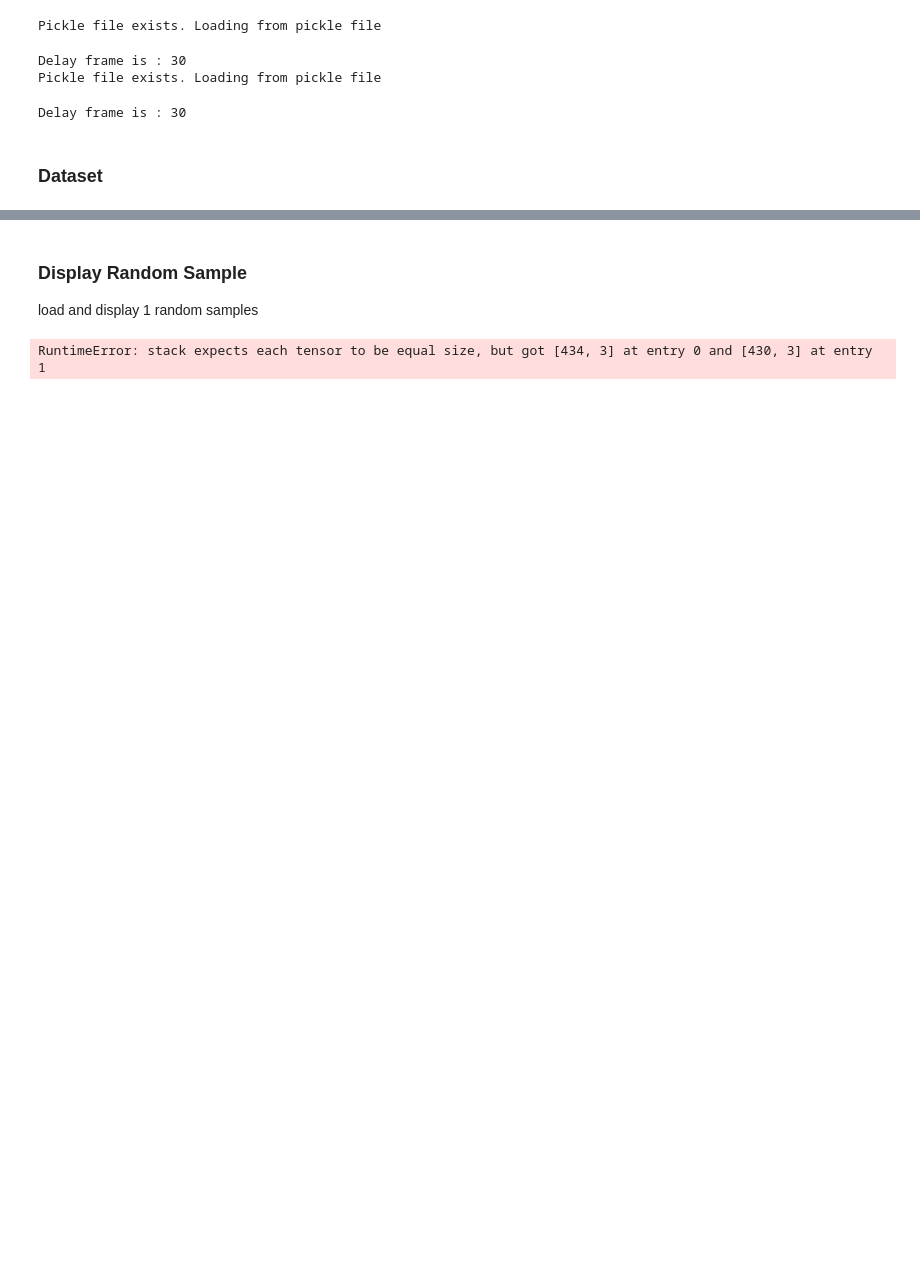
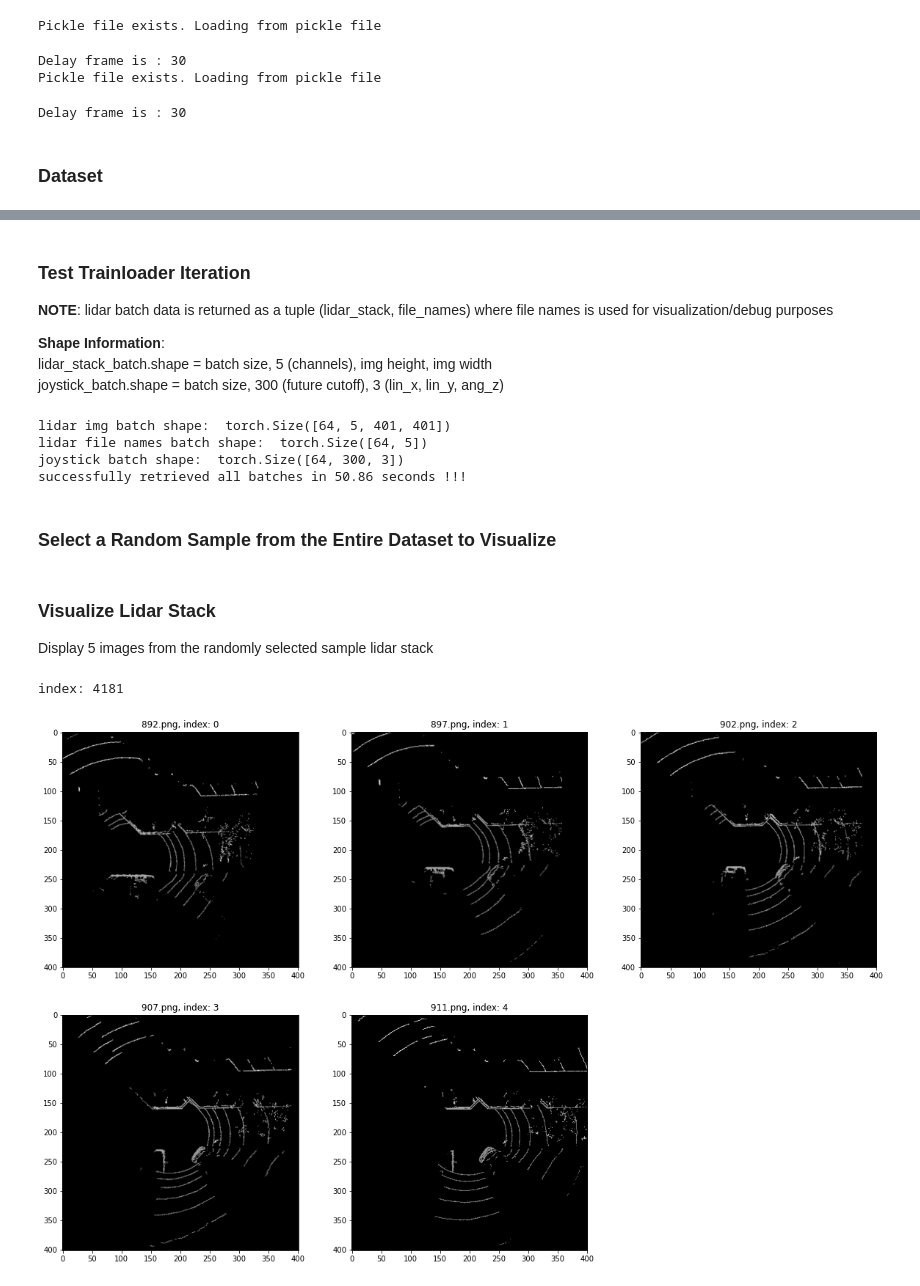
Before and after one commit to abhinavchadaga/clip_social_nav, a Jupyter notebook: data_visualization.ipynb, the cells around one changed output, grey strips where cells are left out. Cells and saved outputs as stored; diff of their text form; code cells hidden in the pictures; blank space fills up the shorter version.

```diff
--- a/data_visualization.ipynb
+++ b/data_visualization.ipynb
@@ -30,7 +35,11 @@ number of samples: 4595
 # %% [markdown]
-### Display Random Sample
+### Test Trainloader Iteration
 
-load and display 1 random samples
+<b>NOTE</b>: lidar batch data is returned as a tuple (lidar_stack, file_names) where file names is used for visualization/debug purposes
+
+<b>Shape Information</b>: \
+lidar_stack_batch.shape = batch size, 5 (channels), img height, img width \
+joystick_batch.shape = batch size, 300 (future cutoff), 3 (lin_x, lin_y, ang_z)
 # %%
 from lidar_helper import visualize_lidar_stack
 
@@ -38,17 +47,22 @@ from lidar_helper import visualize_lidar_stack
 trainloader = dm.train_dataloader()
 train_iter = iter(trainloader)
 
-# shuffle is on, get a random sample
-lidar, joystick = next(train_iter)
+start = time.time()
+for i, batch in enumerate(trainloader):
+    lidar, joystick = batch[0], batch[1]
+    lidar_stack = lidar[0]
+    lidar_fnames = lidar[1]
+    if i == 1:
+        print('lidar img batch shape: ', lidar_stack.shape)
+        print('lidar file names batch shape: ', lidar_fnames.shape)
+        print('joystick batch shape: ', joystick.shape)
 
-# get first sample from batch
-lidar = lidar[0]
-joystick = joystick[0]
-
-lidar_stack = lidar[0].numpy().squeeze()
-file_names = [f[0] for f in lidar[1]]
-visualize_lidar_stack(lidar_stack=lidar_stack, file_names=file_names)
-joy_df = pd.DataFrame(data=joystick.numpy().squeeze(), columns=['linear_x', 'linear_y', 'angular_z'])
-joy_df
+stop = time.time()
+cprint(f'successfully retrieved all batches in {stop - start:.2f} seconds !!!', color='green', attrs=['bold'])
 # %% [output]
-RuntimeError: stack expects each tensor to be equal size, but got [434, 3] at entry 0 and [430, 3] at entry 1
+lidar img batch shape:  torch.Size([64, 5, 401, 401])
+lidar file names batch shape:  torch.Size([64, 5])
+joystick batch shape:  torch.Size([64, 300, 3])
+successfully retrieved all batches in 50.86 seconds !!!
+# %% [markdown]
+### Select a Random Sample from the Entire Dataset to Visualize
@@ -54,0 +76,15 @@ RuntimeError: stack expects each tensor to be equal size, but got [434, 3] at en
+# %% [markdown]
+### Visualize Lidar Stack
+
+Display 5 images from the randomly selected sample lidar stack
+# %%
+# visualize mode returns lidar stack
+# and the corresponding file names
+lidar_stack = sample[0][0]
+lidar_fnames = sample[0][1]
+
+cprint(f'index: {idx}', color='green', attrs=['bold'])
+visualize_lidar_stack(lidar_stack=lidar_stack, file_names=lidar_fnames)
+# %% [output]
+index: 4181
+[figure, added]
```
Also changed, not shown: parts of 11 cells of this notebook, 2 other files.
